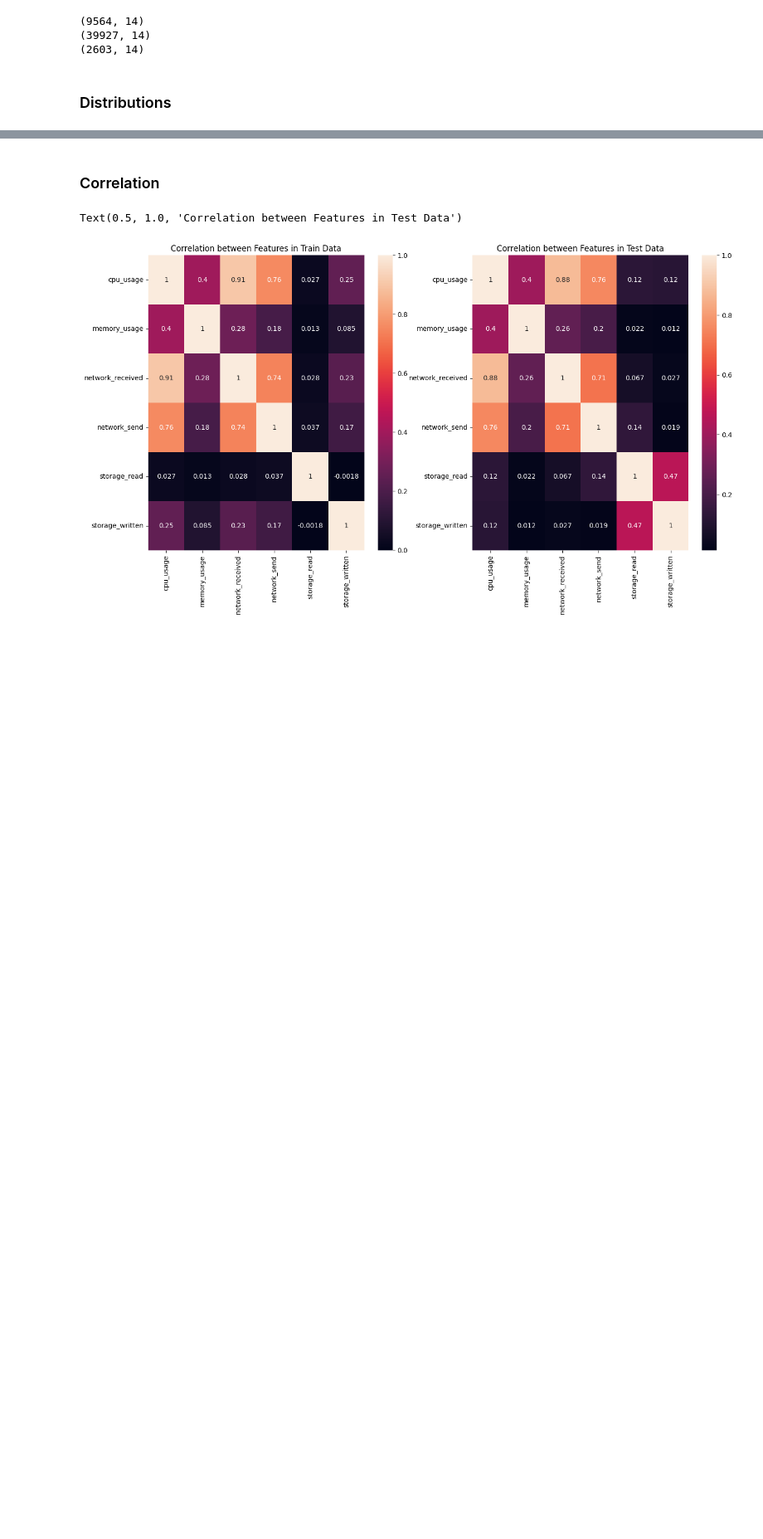
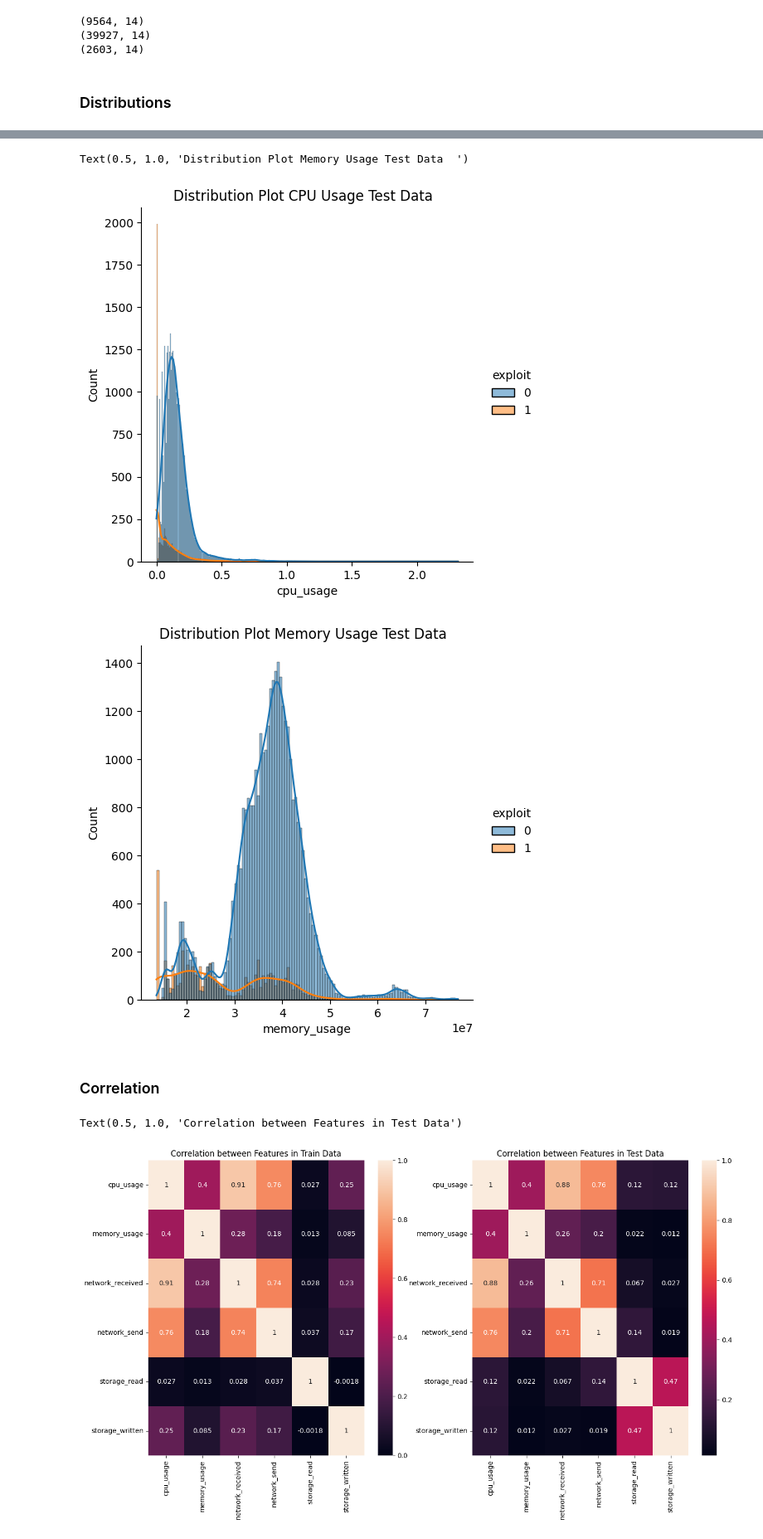
Before and after one commit to Janalytics94/anomaly-detection-software, a Jupyter notebook: src/model/project.ipynb, the cells around one changed output, grey strips where cells are left out. Shown at 83% size. Cells and saved outputs as stored; diff of their text form; code cells hidden in the pictures; blank space fills up the shorter version.

```diff
--- a/src/model/project.ipynb
+++ b/src/model/project.ipynb
@@ -87,3 +98,12 @@ sns.displot(train['cpu_usage'])
+# %%
+sns.displot(data=test, x='cpu_usage', hue='exploit', kde=True)
+plt.title("Distribution Plot CPU Usage Test Data  ")
+sns.displot(data=test, x='memory_usage', hue='exploit', kde=True)
+plt.title("Distribution Plot Memory Usage Test Data  ")
+# %% [output]
+Text(0.5, 1.0, 'Distribution Plot Memory Usage Test Data  ')
+[figure, added]
+[figure, added]
 # %% [markdown]
 ### Correlation
 # %%
```
Also changed, not shown: parts of 12 cells of this notebook, 3 other files.
